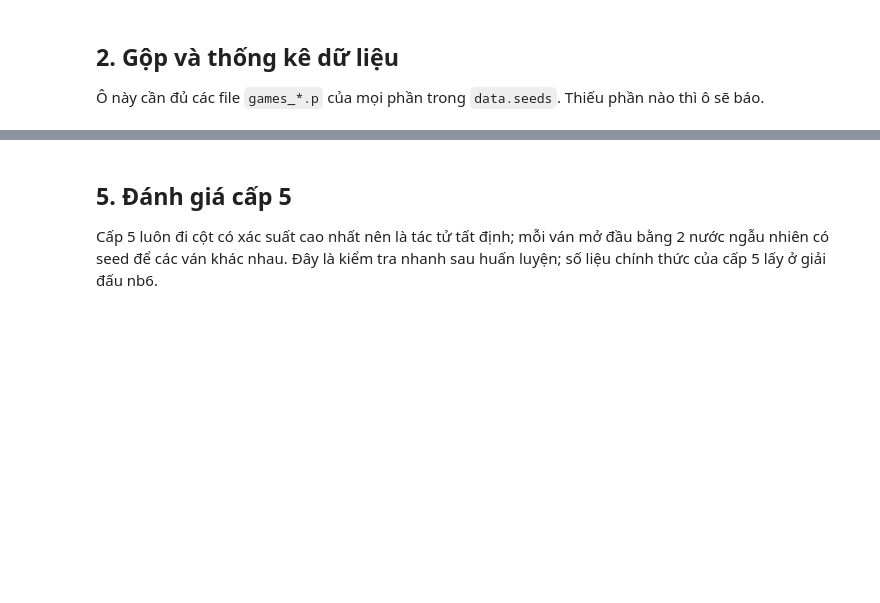
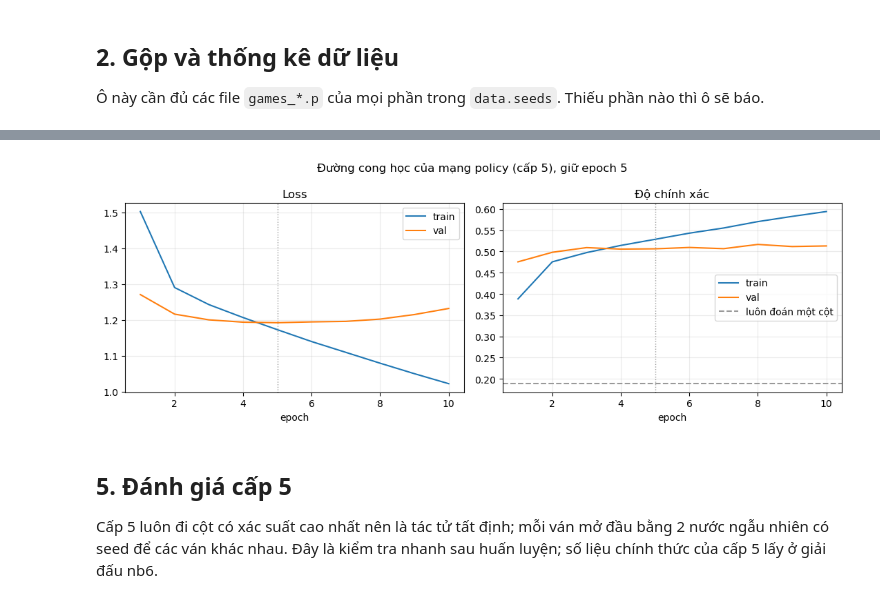
Before and after one commit to npone25/TTNTNC, a Jupyter notebook: final_connect_four/nb3_cap5_policy.ipynb, the cells around one changed output, grey strips where cells are left out. Cells and saved outputs as stored; diff of their text form; code cells hidden in the pictures; blank space fills up the shorter version.

Commit message:
model(cap5): 3000 ván chuyên gia (3 phần seed 1-3 chạy song song trên một máy), mạng policy dừng sớm, lưu kết quả lần 1 để so sánh

```diff
--- a/final_connect_four/nb3_cap5_policy.ipynb
+++ b/final_connect_four/nb3_cap5_policy.ipynb
@@ -49,5 +56,5 @@ Sau khi xong, chép các file `files/games_*.p` (kèm file `.json` đi cùng) v
 # %%
-PARTS_TO_RUN = ["phuc"]
+PARTS_TO_RUN = ["phuc", "huong", "thienphuc"]
 
 data_cfg = cfg["data"]
 for part in PARTS_TO_RUN:
@@ -112,5 +132,5 @@ Mẫu = (thế cờ nhìn từ người sắp đi, cột người thắng đã
 # %%
-policy_set = data.make_dataset(games, kind="policy", seed=0)
+policy_set = data.make_dataset(games, kind="policy", seed=0, mirror=cfg["train_policy"]["mirror"])
 print(data.describe_dataset(policy_set))
 data.save_dataset(policy_set, ex.model("policy_data.npz"))
 
@@ -134,7 +168,9 @@ keras.utils.set_random_seed(0)
 policy_path = ex.model("policy_conn.keras")
 model, report = policy_net.train_policy(games, path=policy_path, epochs=ex.n(train_cfg["epochs"], 2),
                                         batch_size=train_cfg["batch_size"],
-                                        learning_rate=train_cfg["learning_rate"], seed=0, verbose=2)
+                                        learning_rate=train_cfg["learning_rate"], seed=0, verbose=2,
+                                        mirror=train_cfg["mirror"], patience=train_cfg["patience"])
+print(f"Chạy {report['epochs_run']} epoch, giữ trọng số epoch {report['best_epoch']} (val_loss thấp nhất)")
 print(f"Huấn luyện {report['train_seconds']} giây | val acc {report['val_accuracy']:.3f} | "
       f"test acc {report['test_accuracy']:.3f} (mốc luôn đoán một cột: {baseline:.3f})")
 print("Số tham số của mạng:", model.count_params())
@@ -141,21 +195,24 @@ print("Số tham số của mạng:", model.count_params())
 # %%
 curve = report["curve"]
 epochs = range(1, len(curve["loss"]) + 1)
 fig, axes = plt.subplots(1, 2, figsize=(11, 4))
 axes[0].plot(epochs, curve["loss"], label="train")
 axes[0].plot(epochs, curve["val_loss"], label="val")
 axes[0].set_title("Loss")
 axes[1].plot(epochs, curve["accuracy"], label="train")
 axes[1].plot(epochs, curve["val_accuracy"], label="val")
 axes[1].axhline(baseline, color="#999999", linestyle="--", label="luôn đoán một cột")
 axes[1].set_title("Độ chính xác")
 for ax in axes:
+    ax.axvline(report["best_epoch"], color="#999999", linestyle=":", linewidth=1)
     ax.set_xlabel("epoch")
     ax.grid(alpha=0.25)
     ax.legend()
-fig.suptitle("Đường cong học của mạng policy (cấp 5)")
+fig.suptitle(f"Đường cong học của mạng policy (cấp 5), giữ epoch {report['best_epoch']}")
 fig.tight_layout()
 fig.savefig(ex.fig("nb3_duong_cong_policy.png"), dpi=150)
+# %% [output]
+[figure, added]
 # %% [markdown]
 ## 5. Đánh giá cấp 5
 
```
Also changed, not shown: parts of 11 cells of this notebook, 12 other files.
